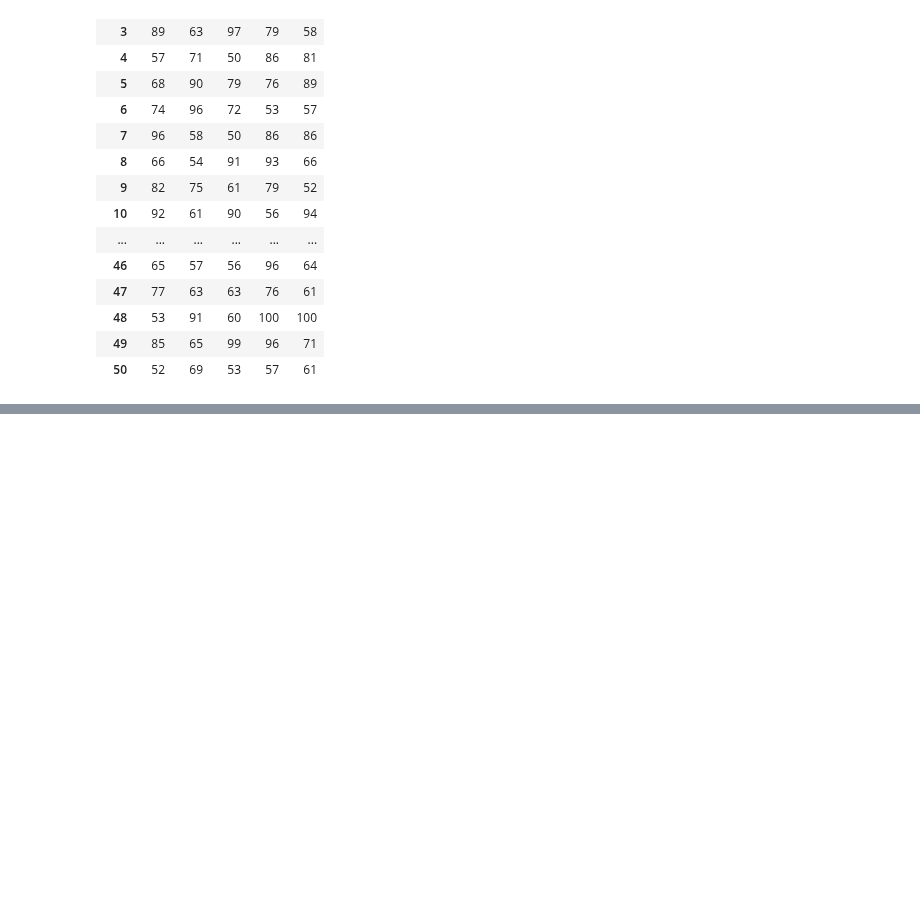
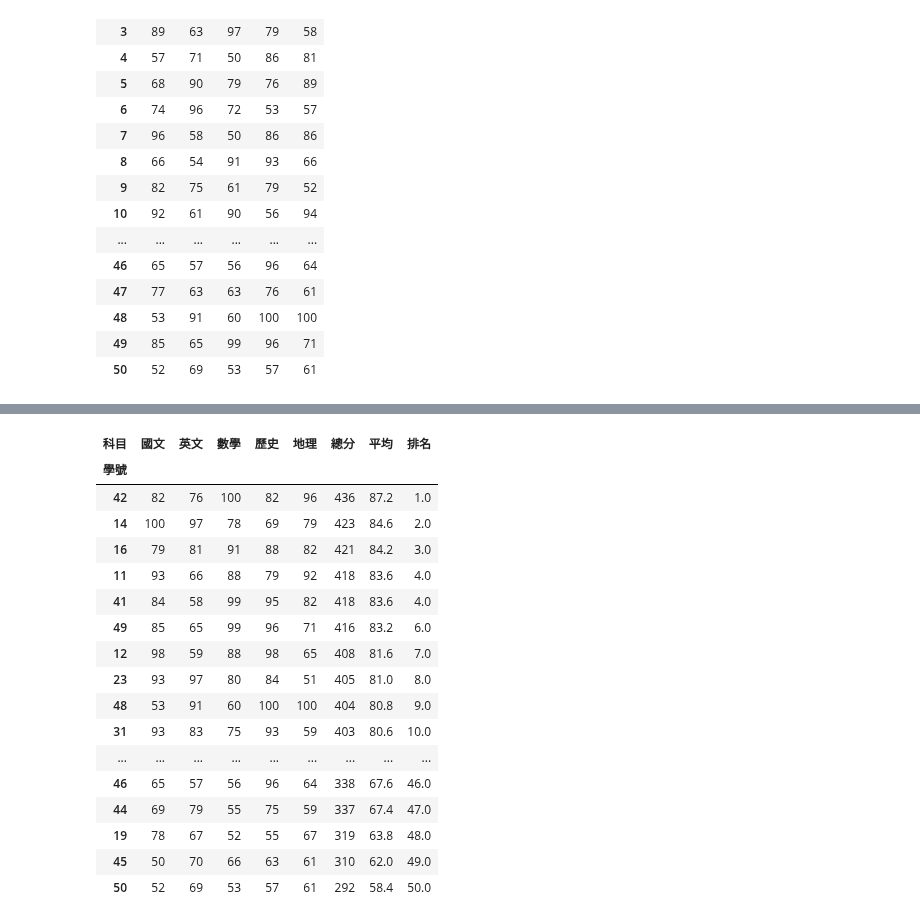
Before and after one commit to wu4fmp6/python_analysis, a Jupyter notebook: lesson8/lesson8_5.ipynb, the cells around one changed output, grey strips where cells are left out. Cells and saved outputs as stored; diff of their text form; code cells hidden in the pictures; blank space fills up the shorter version.

```diff
--- a/lesson8/lesson8_5.ipynb
+++ b/lesson8/lesson8_5.ipynb
@@ -58,0 +38,3 @@ df
+# %%
+df1 = df.sort_values(by='總分',ascending=False)
+df1
@@ -58,0 +60,23 @@ df
+# %%
+rank_value = df1['總分'].rank(ascending=False,method='min')
+df1['排名'] = rank_value
+df1
+# %% [output]
+| 科目 | 國文 | 英文 | 數學 | 歷史 | 地理 | 總分 | 平均 | 排名 |
+| 學號 |  |  |  |  |  |  |  |  |
+| 42 | 82 | 76 | 100 | 82 | 96 | 436 | 87.2 | 1.0 |
+| 14 | 100 | 97 | 78 | 69 | 79 | 423 | 84.6 | 2.0 |
+| 16 | 79 | 81 | 91 | 88 | 82 | 421 | 84.2 | 3.0 |
+| 11 | 93 | 66 | 88 | 79 | 92 | 418 | 83.6 | 4.0 |
+| 41 | 84 | 58 | 99 | 95 | 82 | 418 | 83.6 | 4.0 |
+| 49 | 85 | 65 | 99 | 96 | 71 | 416 | 83.2 | 6.0 |
+| 12 | 98 | 59 | 88 | 98 | 65 | 408 | 81.6 | 7.0 |
+| 23 | 93 | 97 | 80 | 84 | 51 | 405 | 81.0 | 8.0 |
+| 48 | 53 | 91 | 60 | 100 | 100 | 404 | 80.8 | 9.0 |
+| 31 | 93 | 83 | 75 | 93 | 59 | 403 | 80.6 | 10.0 |
+| ... | ... | ... | ... | ... | ... | ... | ... | ... |
+| 46 | 65 | 57 | 56 | 96 | 64 | 338 | 67.6 | 46.0 |
+| 44 | 69 | 79 | 55 | 75 | 59 | 337 | 67.4 | 47.0 |
+| 19 | 78 | 67 | 52 | 55 | 67 | 319 | 63.8 | 48.0 |
+| 45 | 50 | 70 | 66 | 63 | 61 | 310 | 62.0 | 49.0 |
+| 50 | 52 | 69 | 53 | 57 | 61 | 292 | 58.4 | 50.0 |
```
Also changed, not shown: parts of 2 cells of this notebook.
